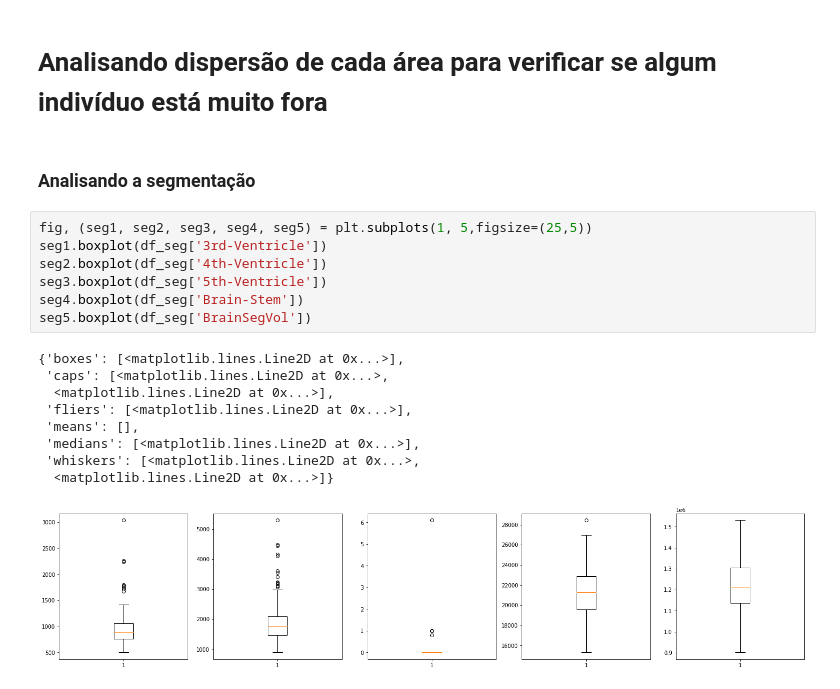
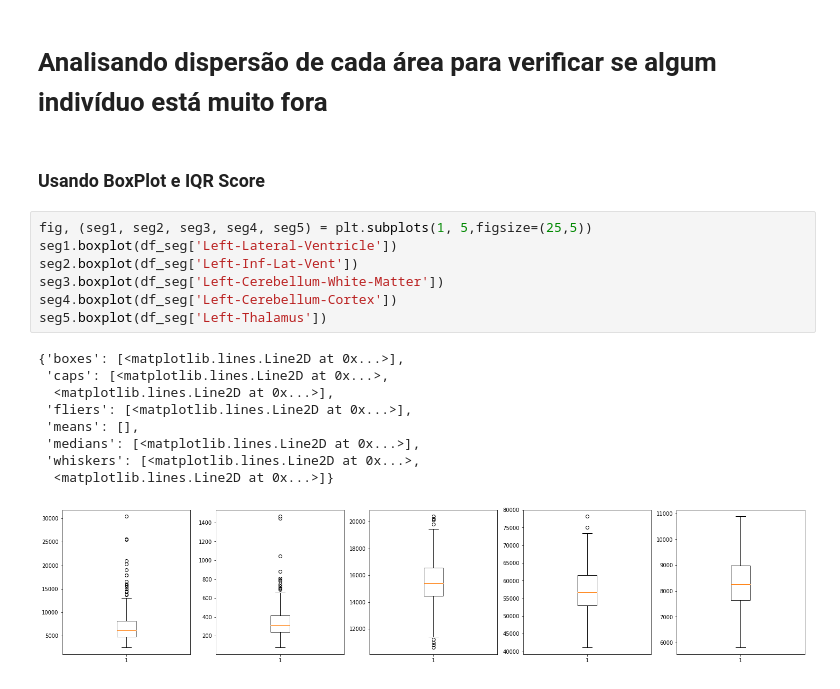
Before and after one commit to erikohara/tcc_eniac, a Jupyter notebook: MachineLearningMultipleIntelligence.ipynb, the cells around one changed output. Cells and saved outputs as stored; diff of their text form.

```diff
--- a/MachineLearningMultipleIntelligence.ipynb
+++ b/MachineLearningMultipleIntelligence.ipynb
@@ -126,22 +126,22 @@ df_lh_parc
 345 rows × 75 columns
 # %% [markdown]
 # Analisando dispersão de cada área para verificar se algum indivíduo está muito fora
-# %% [markdown]
-### Analisando a segmentação
+# %% [markdown]
+### Usando BoxPlot e IQR Score
 # %%
 fig, (seg1, seg2, seg3, seg4, seg5) = plt.subplots(1, 5,figsize=(25,5))
-seg1.boxplot(df_seg['3rd-Ventricle'])
-seg2.boxplot(df_seg['4th-Ventricle'])
-seg3.boxplot(df_seg['5th-Ventricle'])
-seg4.boxplot(df_seg['Brain-Stem'])
-seg5.boxplot(df_seg['BrainSegVol'])
+seg1.boxplot(df_seg['Left-Lateral-Ventricle'])
+seg2.boxplot(df_seg['Left-Inf-Lat-Vent'])
+seg3.boxplot(df_seg['Left-Cerebellum-White-Matter'])
+seg4.boxplot(df_seg['Left-Cerebellum-Cortex'])
+seg5.boxplot(df_seg['Left-Thalamus'])
 # %% [output]
 {'boxes': [<matplotlib.lines.Line2D at 0x...>],
  'caps': [<matplotlib.lines.Line2D at 0x...>,
   <matplotlib.lines.Line2D at 0x...>],
  'fliers': [<matplotlib.lines.Line2D at 0x...>],
  'means': [],
  'medians': [<matplotlib.lines.Line2D at 0x...>],
  'whiskers': [<matplotlib.lines.Line2D at 0x...>,
   <matplotlib.lines.Line2D at 0x...>]}
-[figure, old version]
+[figure, new version]
```
Also changed, not shown: parts of 10 cells of this notebook.
